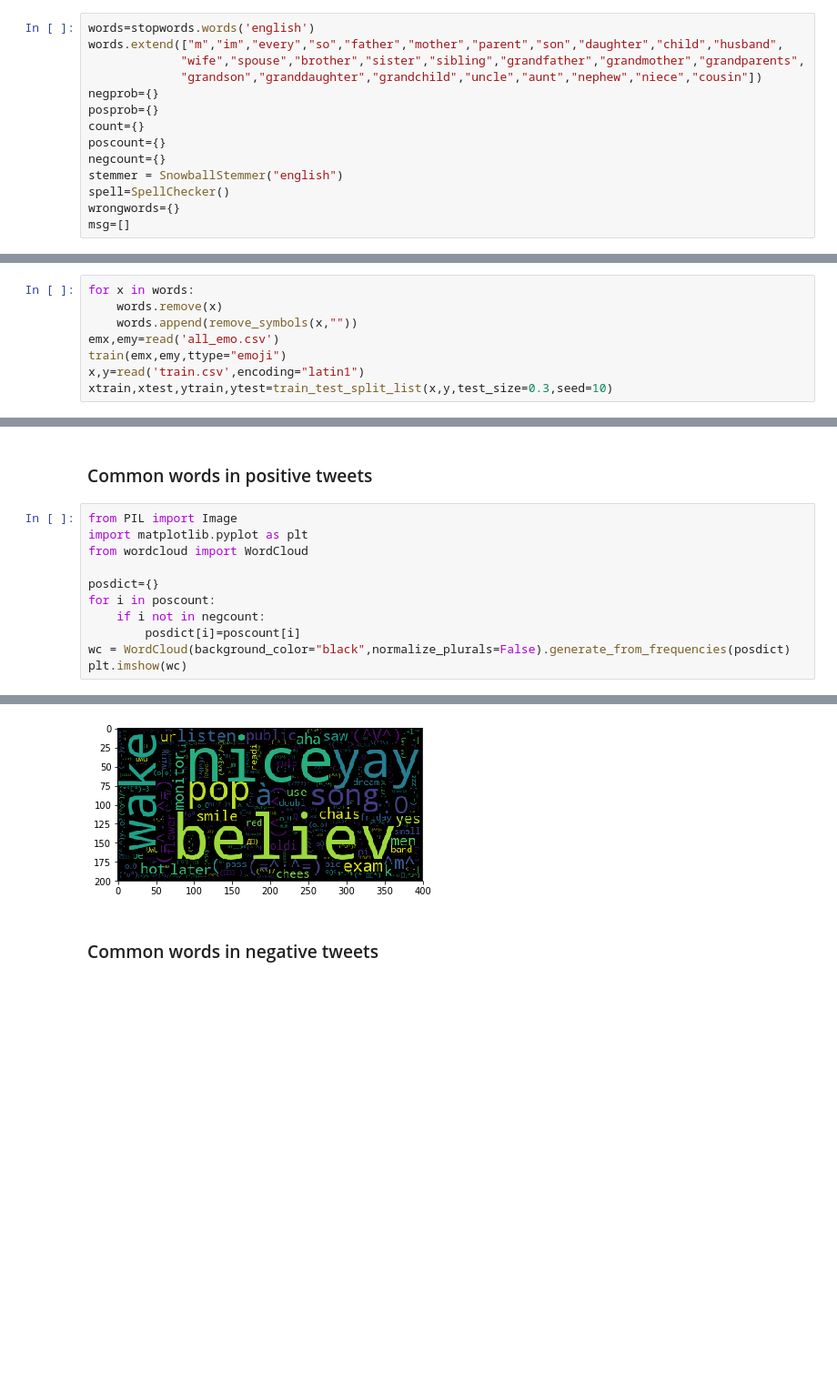
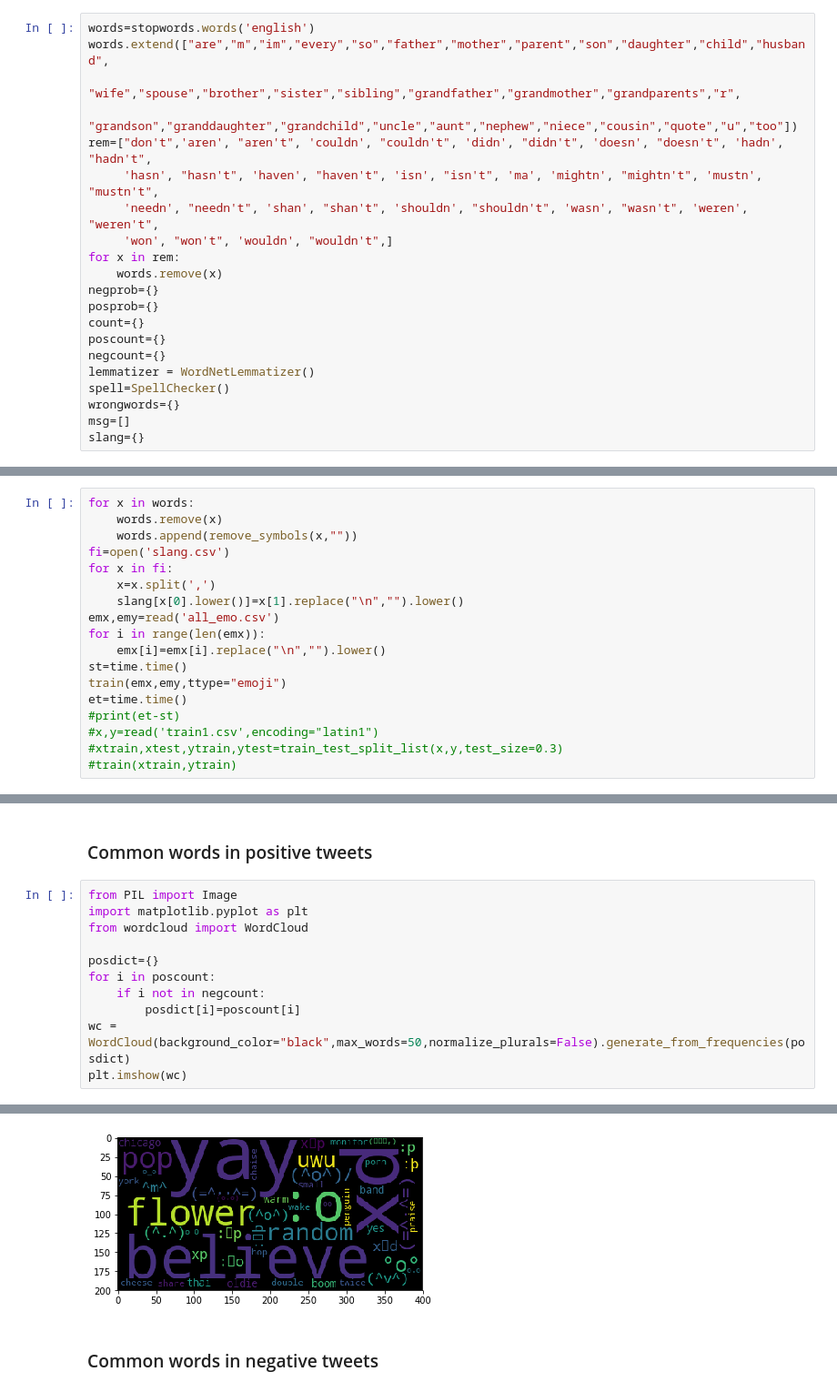
Before and after one commit to Hemanthkumar1997/Sentiment-Analysis-of-twitter-data, a Jupyter notebook: Untitled2.ipynb, the cells around one changed output, grey strips where cells are left out. Shown at 91% size. Cells and saved outputs as stored; diff of their text form; blank space fills up the shorter version.

```diff
--- a/Untitled2.ipynb
+++ b/Untitled2.ipynb
@@ -12,18 +16,25 @@ from spellchecker import SpellChecker
 ### global variables and objects
 # %%
 words=stopwords.words('english')
-words.extend(["m","im","every","so","father","mother","parent","son","daughter","child","husband",
-             "wife","spouse","brother","sister","sibling","grandfather","grandmother","grandparents",
-             "grandson","granddaughter","grandchild","uncle","aunt","nephew","niece","cousin"])
+words.extend(["are","m","im","every","so","father","mother","parent","son","daughter","child","husband",
+             "wife","spouse","brother","sister","sibling","grandfather","grandmother","grandparents","r",
+             "grandson","granddaughter","grandchild","uncle","aunt","nephew","niece","cousin","quote","u","too"])
+rem=["don't",'aren', "aren't", 'couldn', "couldn't", 'didn', "didn't", 'doesn', "doesn't", 'hadn', "hadn't",
+     'hasn', "hasn't", 'haven', "haven't", 'isn', "isn't", 'ma', 'mightn', "mightn't", 'mustn', "mustn't",
+     'needn', "needn't", 'shan', "shan't", 'shouldn', "shouldn't", 'wasn', "wasn't", 'weren', "weren't",
+     'won', "won't", 'wouldn', "wouldn't",]
+for x in rem:
+    words.remove(x)
 negprob={}
 posprob={}
 count={}
 poscount={}
 negcount={}
-stemmer = SnowballStemmer("english")
+lemmatizer = WordNetLemmatizer()
 spell=SpellChecker()
 wrongwords={}
 msg=[]
+slang={}
 # %% [markdown]
 ### All functions
 # %%
@@ -212,8 +261,18 @@ def test(xtest):
 for x in words:
     words.remove(x)
     words.append(remove_symbols(x,""))
+fi=open('slang.csv')
+for x in fi:
+    x=x.split(',')
+    slang[x[0].lower()]=x[1].replace("\n","").lower()
 emx,emy=read('all_emo.csv')
+for i in range(len(emx)):
+    emx[i]=emx[i].replace("\n","").lower()
+st=time.time()
 train(emx,emy,ttype="emoji")
-x,y=read('train.csv',encoding="latin1")
-xtrain,xtest,ytrain,ytest=train_test_split_list(x,y,test_size=0.3,seed=10)
+et=time.time()
+#print(et-st)
+#x,y=read('train1.csv',encoding="latin1")
+#xtrain,xtest,ytrain,ytest=train_test_split_list(x,y,test_size=0.3)
+#train(xtrain,ytrain)
 # %% [output]
@@ -247,17 +316,17 @@ Confusion Matrix
 # %%
 from PIL import Image
 import matplotlib.pyplot as plt
 from wordcloud import WordCloud
 
 posdict={}
 for i in poscount:
     if i not in negcount:
         posdict[i]=poscount[i]
-wc = WordCloud(background_color="black",normalize_plurals=False).generate_from_frequencies(posdict)
+wc = WordCloud(background_color="black",max_words=50,normalize_plurals=False).generate_from_frequencies(posdict)
 plt.imshow(wc)
 # %% [output]
 <matplotlib.image.AxesImage at 0x...>
-[figure, old version]
+[figure, new version]
 # %% [markdown]
 ### Common words in negative tweets
 # %%
```
Also changed, not shown: parts of 15 cells of this notebook, 5 other files.
